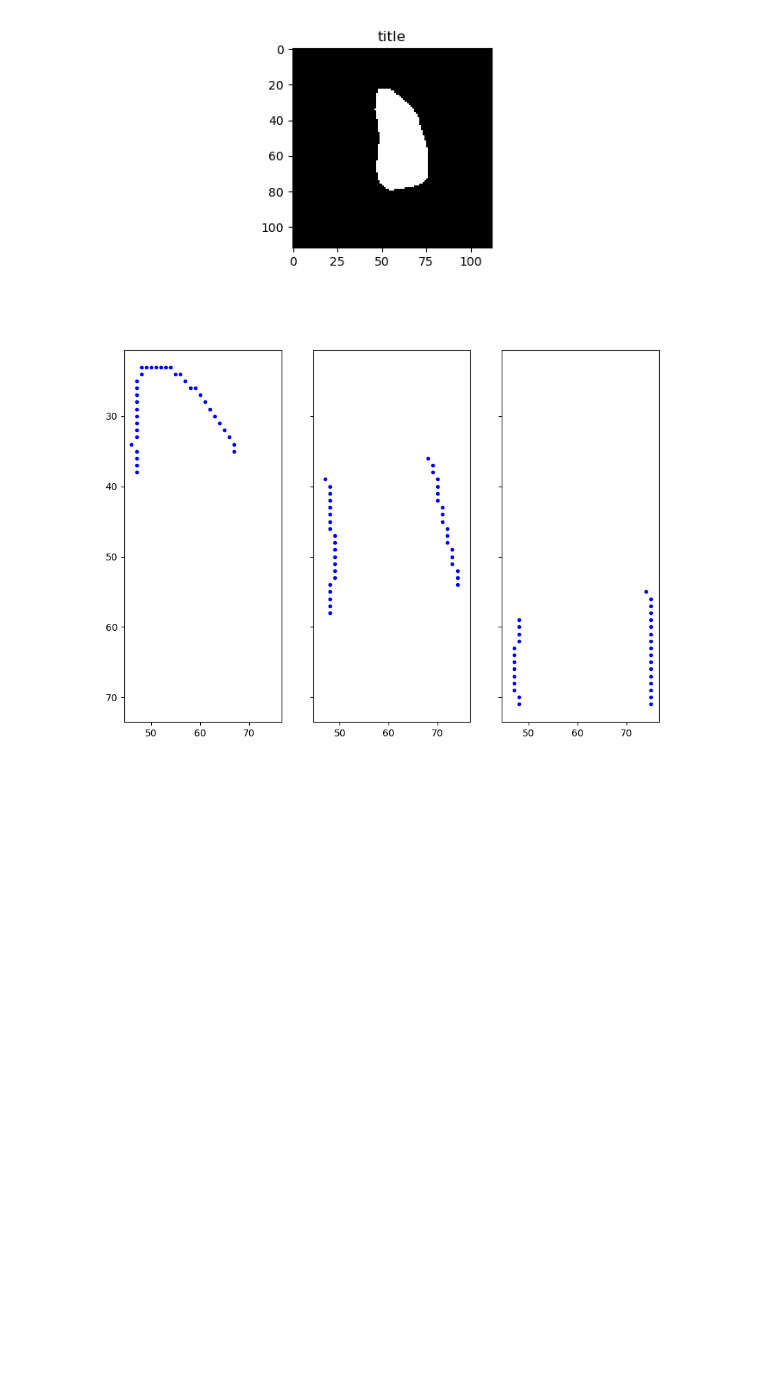
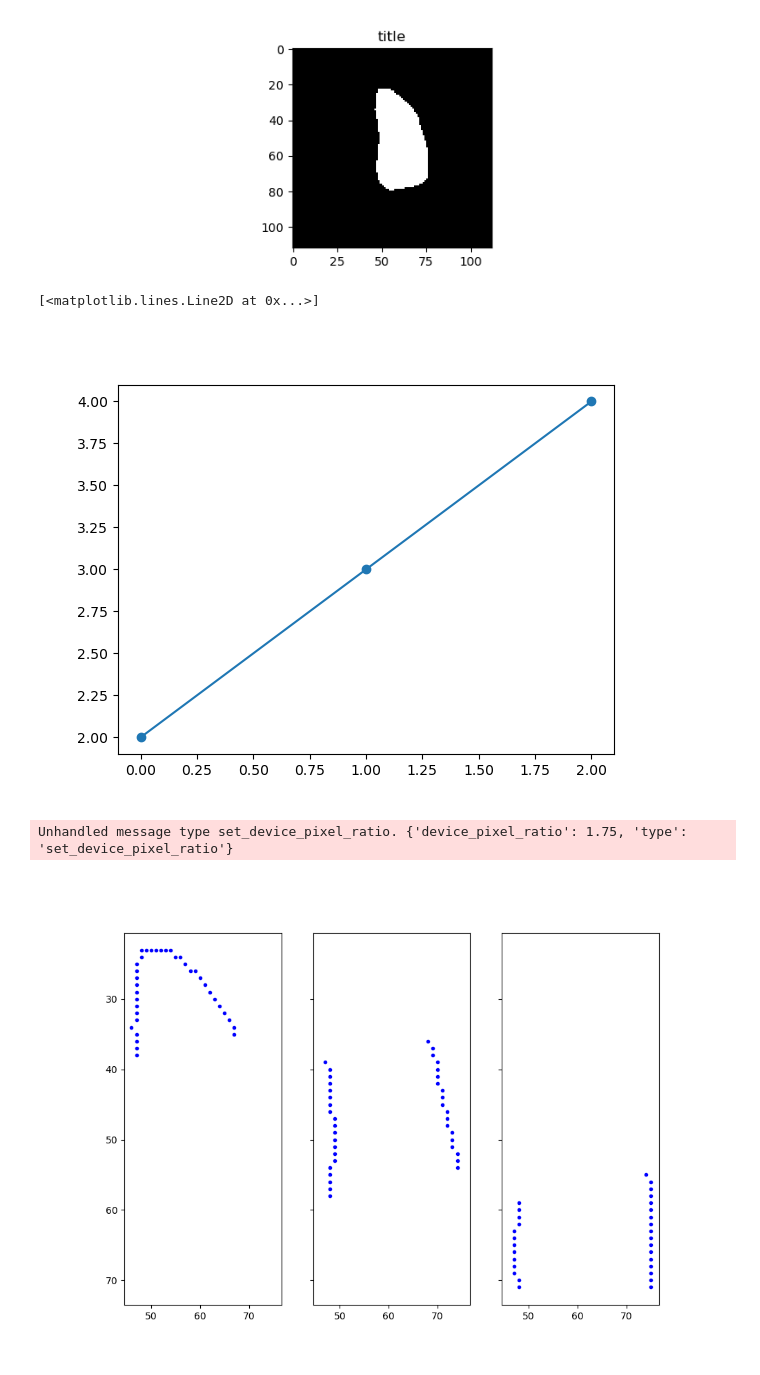
Before and after one commit to warrenmwang/echo_22, a Jupyter notebook: dev/longitudinal_strain/regional_strain_warp_18.ipynb, the cells around one changed output. Cells and saved outputs as stored; diff of their text form; code cells hidden in the pictures; blank space fills up the shorter version.

```diff
--- a/dev/longitudinal_strain/regional_strain_warp_18.ipynb
+++ b/dev/longitudinal_strain/regional_strain_warp_18.ipynb
@@ -185,6 +205,17 @@ I_regional_point_sets = image_to_regional_point_sets(I)
 vis_single(I, cmap='gray')
 # %% [output]
 [figure]
+# %%
+%matplotlib widget
+
+from matplotlib import pyplot as plt
+
+fig, ax = plt.subplots()
+ax.plot([0,1,2], [2,3,4] ,"o-")
+# %% [output]
+[<matplotlib.lines.Line2D at 0x...>]
+[figure, added]
+Unhandled message type set_device_pixel_ratio. {'device_pixel_ratio': 1.75, 'type': 'set_device_pixel_ratio'}
 # %%
 vis_three_point_sets(I_regional_point_sets)
 # %% [output]
```
Also changed, not shown: parts of 15 cells of this notebook, 6 other files.
